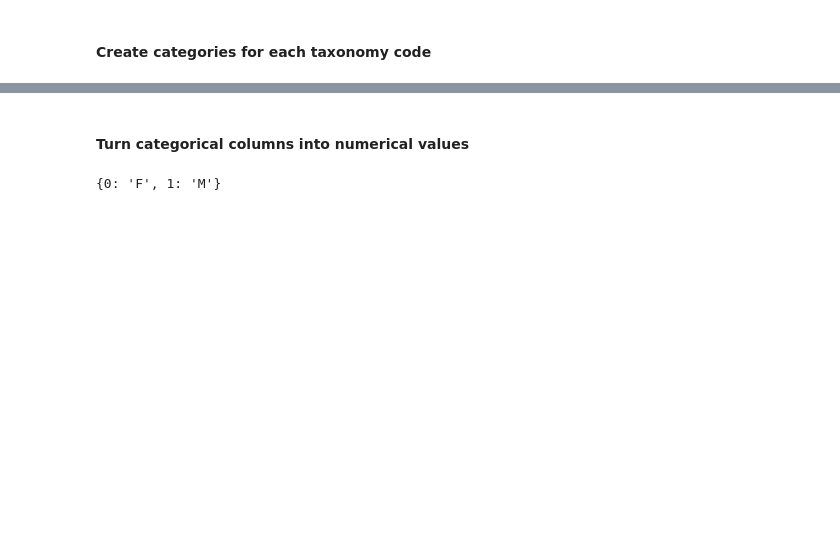
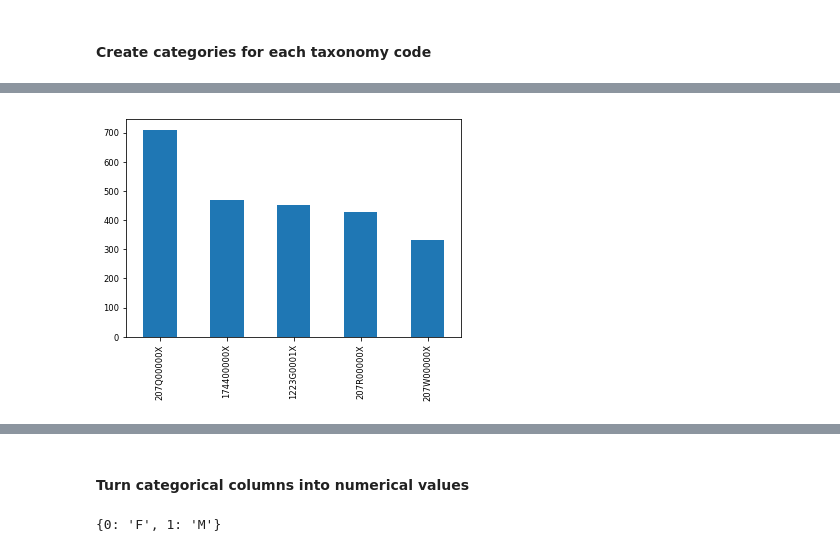
Before and after one commit to christinebuckler/provider-prescriber, a Jupyter notebook: src/EDA_Feature_Engineering.ipynb, the cells around one changed output, grey strips where cells are left out. Cells and saved outputs as stored; diff of their text form; code cells hidden in the pictures; blank space fills up the shorter version.

```diff
--- a/src/EDA_Preprocessing.ipynb
+++ b/src/EDA_Feature_Engineering.ipynb
@@ -428,3 +440,12 @@ where_exists = {col: find(col) for col in all_the_codes}
+# %%
+pd.value_counts(df['Primary Tax Code']).plot.bar();
+
+temp = df['Primary Tax Code'].value_counts()
+temp2 = temp.head(5)
+# if len(temp) > 10: temp2['remaining {0} items'.format(len(temp) - 10)] = sum(temp[10:])
+temp2.plot(kind='bar');
+# %% [output]
+[figure, added]
 # %%
 # list of columns that contain taxomony codes
 code_cols = [col for col in df.columns if col.startswith('Healthcare Provider Taxonomy Code_')]
```
Also changed, not shown: parts of 62 cells of this notebook, 1 other file.
